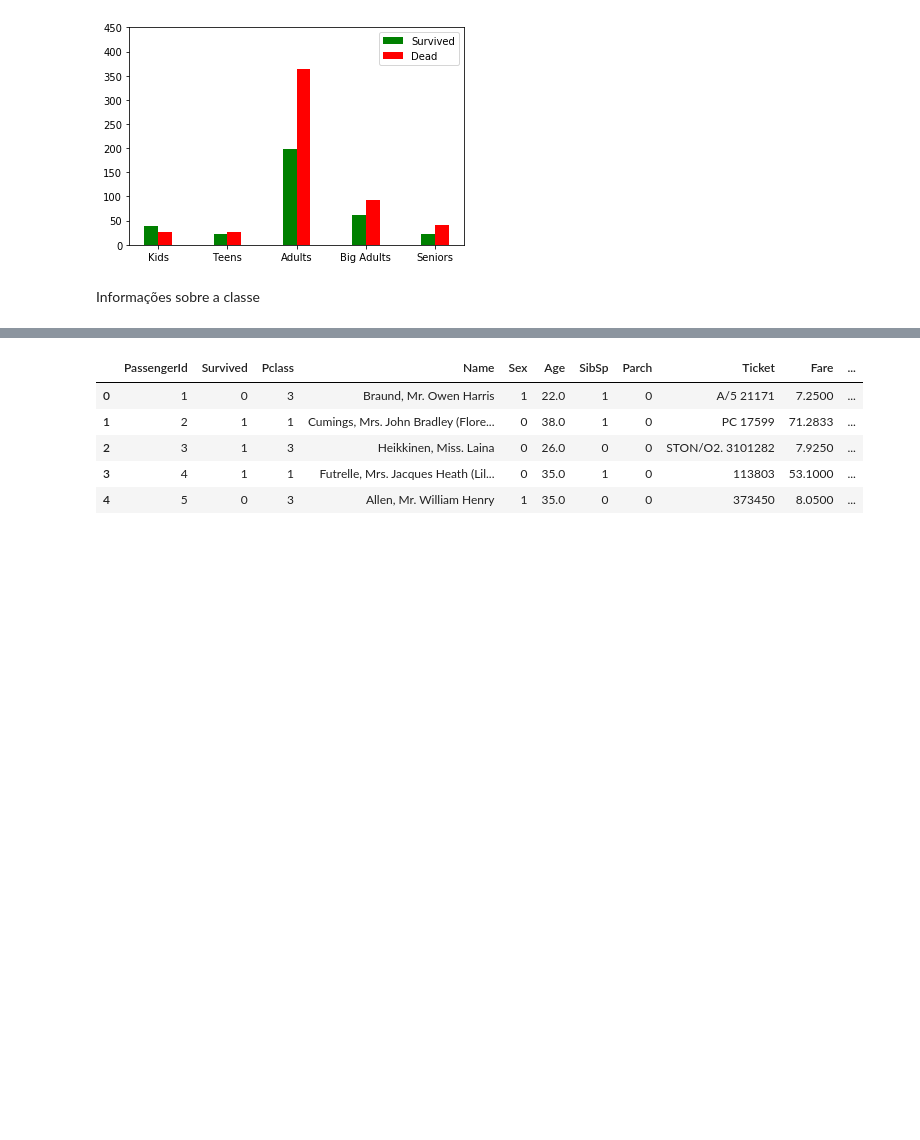
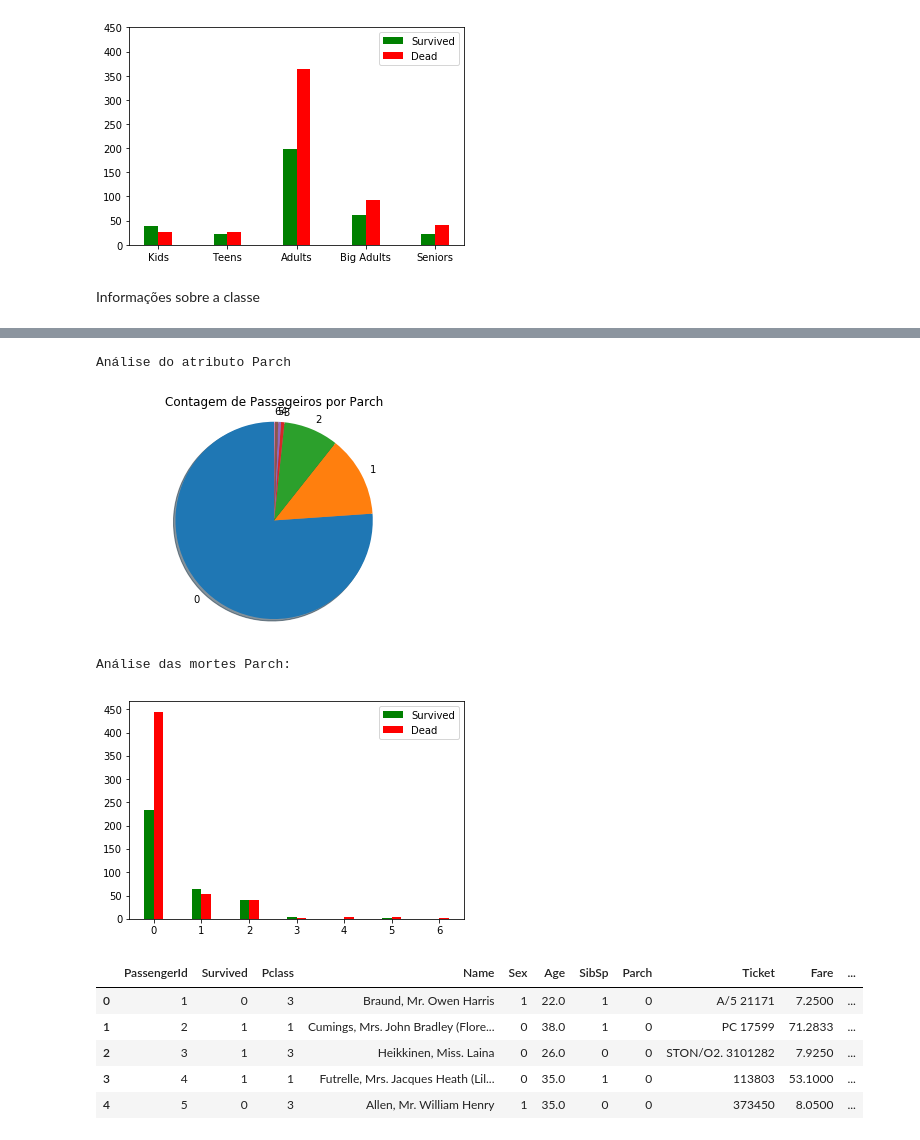
Before and after one commit to luisuzai/Titanic_Survivor, a Jupyter notebook: kernel.ipynb, the cells around one changed output, grey strips where cells are left out. Saved outputs shown, nothing was run; the diff lists cells and outputs as text; code cells hidden in the pictures; blank space fills up the shorter version.

```diff
--- a/kernel.ipynb
+++ b/kernel.ipynb
@@ -213,2 +213,9 @@ feature_analysis(train, 'SibSp', 'Survived')
 Análise das mortes SibSp:
 [figure]
+# %%
+feature_analysis(train, 'Parch', 'Survived', autopct=False)
+# %% [output]
+Análise do atributo Parch
+[figure, added]
+Análise das mortes Parch:
+[figure, added]
```
Also changed, not shown: parts of 12 cells of this notebook.
